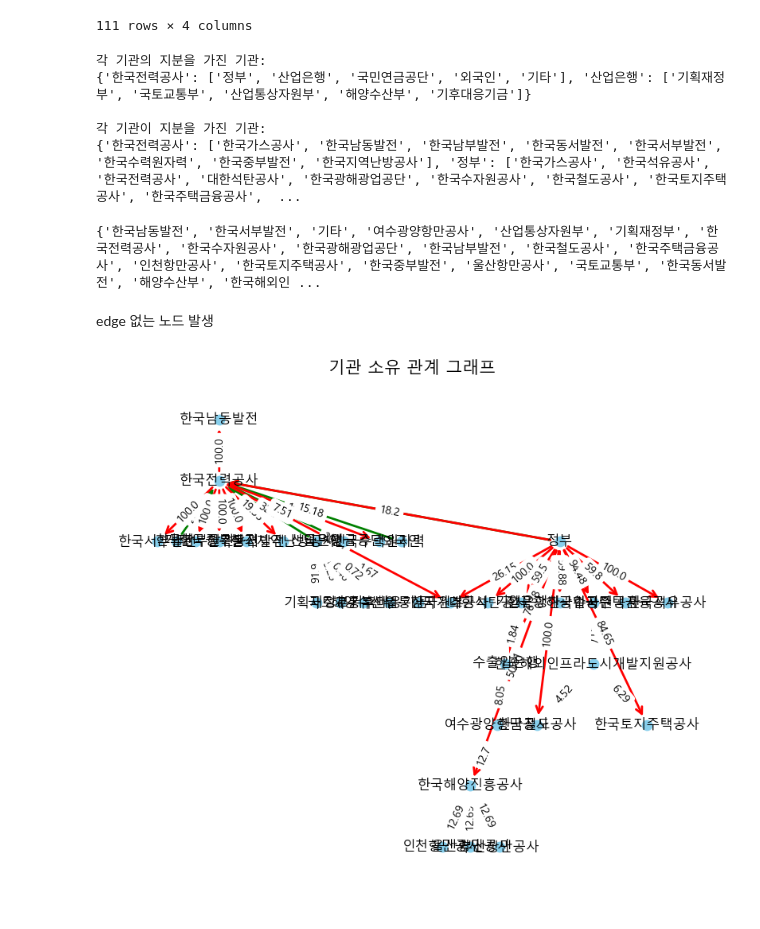
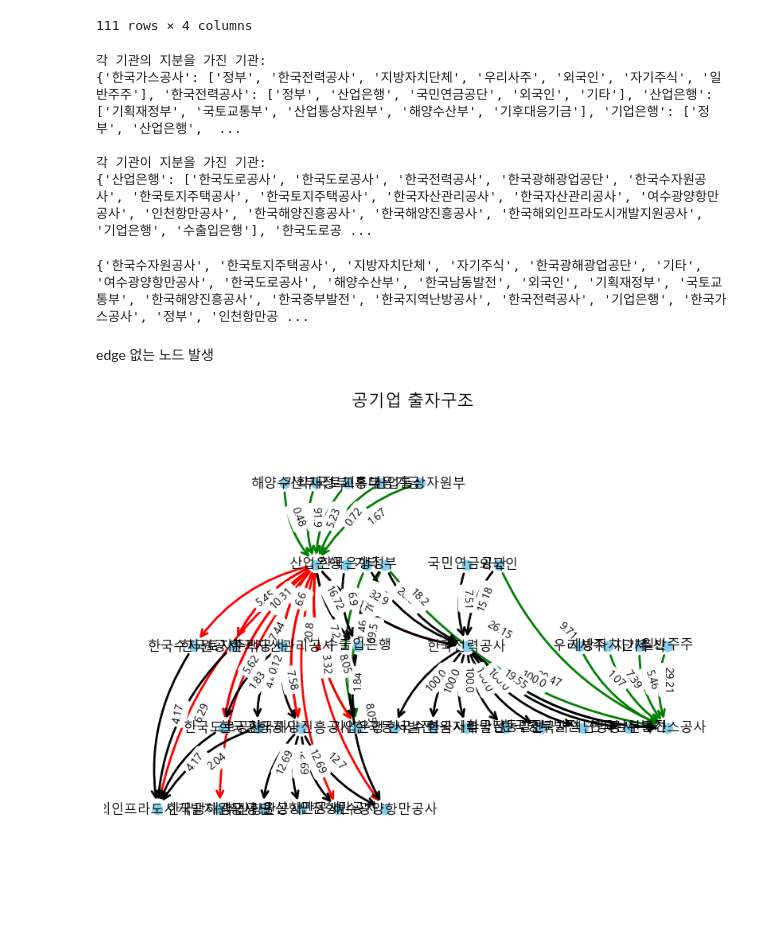
Before and after one commit to adkfjbfe/test, a Jupyter notebook: relation2.ipynb, the cells around one changed output. Saved outputs shown, nothing was run; the diff lists cells and outputs as text; code cells hidden in the pictures.

Commit message:
edge solved. need label position edit

```diff
--- a/relation2.ipynb
+++ b/relation2.ipynb
@@ -29,7 +30,7 @@ font_name = fm.FontProperties(fname=font_path).get_name()
 plt.rc('font', family=font_name)
 plt.rcParams['axes.unicode_minus'] = False
 # %%
-UserInput = ['한국전력공사', '정부']
+UserInput = ['한국가스공사', '산업은행', '기업은행']
 # %%
 #함수 정의
 def org_owners(df, target_orgs):
@@ -61,10 +62,10 @@ print(f"각 기관의 지분을 가진 기관:\n{orgOwners}")
 print(f"\n각 기관이 지분을 가진 기관:\n{orgOwning}")
 # %% [output]
 각 기관의 지분을 가진 기관:
-{'한국전력공사': ['정부', '산업은행', '국민연금공단', '외국인', '기타'], '산업은행': ['기획재정부', '국토교통부', '산업통상자원부', '해양수산부', '기후대응기금']}
+{'한국가스공사': ['정부', '한국전력공사', '지방자치단체', '우리사주', '외국인', '자기주식', '일반주주'], '한국전력공사': ['정부', '산업은행', '국민연금공단', '외국인', '기타'], '산업은행': ['기획재정부', '국토교통부', '산업통상자원부', '해양수산부', '기후대응기금'], '기업은행': ['정부', '산업은행',  ...
 
 각 기관이 지분을 가진 기관:
-{'한국전력공사': ['한국가스공사', '한국남동발전', '한국남부발전', '한국동서발전', '한국서부발전', '한국수력원자력', '한국중부발전', '한국지역난방공사'], '정부': ['한국가스공사', '한국석유공사', '한국전력공사', '대한석탄공사', '한국광해광업공단', '한국수자원공사', '한국철도공사', '한국토지주택공사', '한국주택금융공사',  ...
+{'산업은행': ['한국도로공사', '한국도로공사', '한국전력공사', '한국광해광업공단', '한국수자원공사', '한국토지주택공사', '한국토지주택공사', '한국자산관리공사', '한국자산관리공사', '여수광양항만공사', '인천항만공사', '한국해양진흥공사', '한국해양진흥공사', '한국해외인프라도시개발지원공사', '기업은행', '수출입은행'], '한국도로공 ...
 # %%
 DI = nx.DiGraph()
 
@@ -78,11 +79,12 @@ DI.add_nodes_from(all_nodes)
 DI.add_nodes_from(UserInput)
 print(all_nodes)
 # %% [output]
-{'한국남동발전', '한국서부발전', '기타', '여수광양항만공사', '산업통상자원부', '기획재정부', '한국전력공사', '한국수자원공사', '한국광해광업공단', '한국남부발전', '한국철도공사', '한국주택금융공사', '인천항만공사', '한국토지주택공사', '한국중부발전', '울산항만공사', '국토교통부', '한국동서발전', '해양수산부', '한국해외인 ...
+{'한국수자원공사', '한국토지주택공사', '지방자치단체', '자기주식', '한국광해광업공단', '기타', '여수광양항만공사', '한국도로공사', '해양수산부', '한국남동발전', '외국인', '기획재정부', '국토교통부', '한국해양진흥공사', '한국중부발전', '한국지역난방공사', '한국전력공사', '기업은행', '한국가스공사', '정부', '인천항만공 ...
 # %%
 # 3. edges classification
 edges_userOwner = []
 edges_userOwns = []
+orgs_notuser = []
 
 for owner, owned_list in orgOwning.items():
     for owned in owned_list:
@@ -93,6 +95,9 @@ for owner, owned_list in orgOwning.items():
 
         if owner in UserInput:
             edges_userOwner.append((owner, owned))
+        else:
+            orgs_notuser.append((owner, owned))
+
 
 
 for owned, owner_list in orgOwners.items():
@@ -104,31 +109,47 @@ for owned, owner_list in orgOwners.items():
 
         if owned in UserInput:
             edges_userOwns.append((owner, owned))
+        else:
+            orgs_notuser.append((owner, owned))
 # %% [markdown]
 edge 없는 노드 발생
 # %%
 # 4. visualization
 plt.figure(figsize=(10, 8))
+
+# DI.graph['graph'] = {'ranksep': '1.5', 'nodesep': '1.0'}
+# # G.nodes['A']['nodesep'] = '1.0'  # 노드마다 개별 설정도 가능
+# pos = nx.nx_agraph.graphviz_layout(DI, prog='dot')
+
+#node position
+args_wide = '-DInodesep=1.0 -DIranksep=1.5'
+#layout
 pos = nx.nx_pydot.graphviz_layout(DI, prog='dot')
+#pos = nx.nx_pydot.graphviz_layout(DI, prog='dot', args =args_wide)
 #pos = nx.planar_layout(DI)
 #pos = nx.spring_layout(DI, k=5, iterations=50)
 
-
+#drawing
 nx.draw_networkx_nodes(DI, pos, node_color='skyblue', node_size=80)
 
-# UserInput이 소유하는 기관(피소유 관계) 엣지 그리기 (예: 초록색)
-nx.draw_networkx_edges(DI, pos, edgelist=edges_userOwns, edge_color='green', arrowstyle='->', arrowsize=15, width=2)
-# UserInput을 소유하는 기관(소유 관계) 엣지 그리기 (예: 빨간색)
-nx.draw_networkx_edges(DI, pos, edgelist=edges_userOwner, edge_color='red', arrowstyle='->', arrowsize=15, width=2)
+connect_style = 'arc3,rad=0.1'
 
-# 노드 라벨(기관 이름) 그리기
+# UserInput Owning
+nx.draw_networkx_edges(DI, pos, edgelist=edges_userOwns, connectionstyle=connect_style, edge_color='green', arrowstyle='->', arrowsize=15, width=2)
+# UserInput's Owners
+nx.draw_networkx_edges(DI, pos, edgelist=edges_userOwner, connectionstyle=connect_style, edge_color='red', arrowstyle='->', arrowsize=15, width=2)
+# other orgs
+nx.draw_networkx_edges(DI, pos, edgelist=orgs_notuser, connectionstyle=connect_style, edge_color='black', arrowstyle='->', arrowsize=15, width=2)
+
+# labels
 nx.draw_networkx_labels(DI, pos, font_size=12, font_family='malgun gothic')
 
 labels = nx.get_edge_attributes(DI, 'weight')
-nx.draw_networkx_edge_labels(DI, pos, edge_labels=labels, font_family = 'malgun gothic', font_size=10)
 
-plt.title("기관 소유 관계 그래프", fontsize=15)
+nx.draw_networkx_edge_labels(DI, pos, edge_labels=labels, label_pos=0.4, font_family = 'malgun gothic', font_size=10)
+
+plt.title("공기업 출자구조", fontsize=15)
 plt.axis('off')
 plt.show()
 # %% [output]
-[figure, old version]
+[figure, new version]
```
Also changed, not shown: parts of 1 cell of this notebook.
